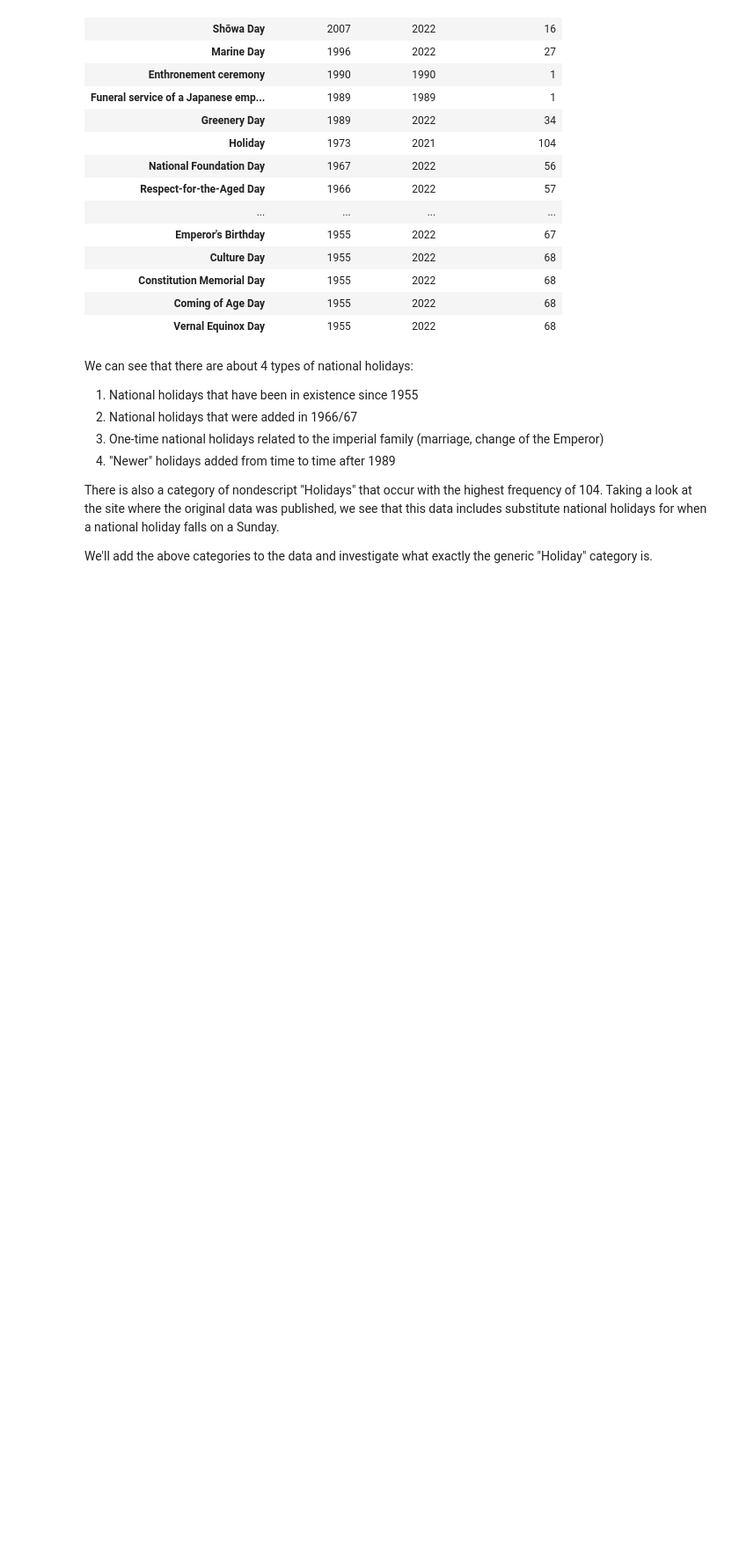
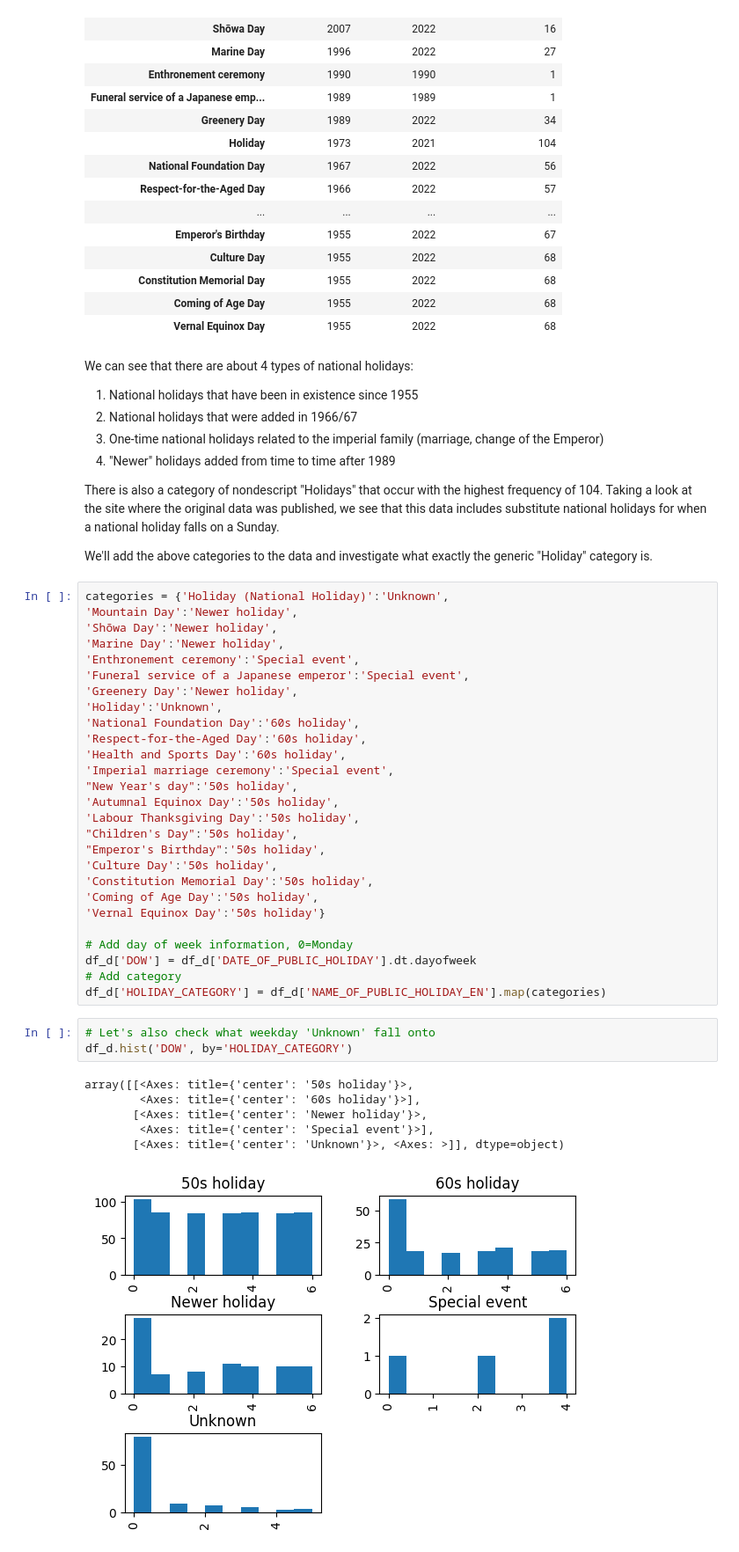
Before and after one commit to Open-Data-Japan/odj-data-public_holidays, a Jupyter notebook: sample-analysis/jupyter-odj-data-public_holidays.ipynb, the cells around one changed output. Shown at 88% size. Cells and saved outputs as stored; diff of their text form; blank space fills up the shorter version.

```diff
--- a/sample-analysis/jupyter-odj-data-public_holidays.ipynb
+++ b/sample-analysis/jupyter-odj-data-public_holidays.ipynb
@@ -100,3 +83,40 @@ We can see that there are about 4 types of national holidays:
 There is also a category of nondescript "Holidays" that occur with the highest frequency of 104. Taking a look at the site where the original data was published, we see that this data includes substitute national holidays for when a national holiday falls on a Sunday.
 
 We'll add the above categories to the data and investigate what exactly the generic "Holiday" category is.
+# %%
+categories = {'Holiday (National Holiday)':'Unknown',
+'Mountain Day':'Newer holiday',
+'Shōwa Day':'Newer holiday',
+'Marine Day':'Newer holiday',
+'Enthronement ceremony':'Special event',
+'Funeral service of a Japanese emperor':'Special event',
+'Greenery Day':'Newer holiday',
+'Holiday':'Unknown',
+'National Foundation Day':'60s holiday',
+'Respect-for-the-Aged Day':'60s holiday',
+'Health and Sports Day':'60s holiday',
+'Imperial marriage ceremony':'Special event',
+"New Year's day":'50s holiday',
+'Autumnal Equinox Day':'50s holiday',
+'Labour Thanksgiving Day':'50s holiday',
+"Children's Day":'50s holiday',
+"Emperor's Birthday":'50s holiday',
+'Culture Day':'50s holiday',
+'Constitution Memorial Day':'50s holiday',
+'Coming of Age Day':'50s holiday',
+'Vernal Equinox Day':'50s holiday'}
+
+# Add day of week information, 0=Monday
+df_d['DOW'] = df_d['DATE_OF_PUBLIC_HOLIDAY'].dt.dayofweek
+# Add category
+df_d['HOLIDAY_CATEGORY'] = df_d['NAME_OF_PUBLIC_HOLIDAY_EN'].map(categories)
+# %%
+# Let's also check what weekday 'Unknown' fall onto
+df_d.hist('DOW', by='HOLIDAY_CATEGORY')
+# %% [output]
+array([[<Axes: title={'center': '50s holiday'}>,
+        <Axes: title={'center': '60s holiday'}>],
+       [<Axes: title={'center': 'Newer holiday'}>,
+        <Axes: title={'center': 'Special event'}>],
+       [<Axes: title={'center': 'Unknown'}>, <Axes: >]], dtype=object)
+[figure, added]
```
Also changed, not shown: parts of 4 cells of this notebook.
